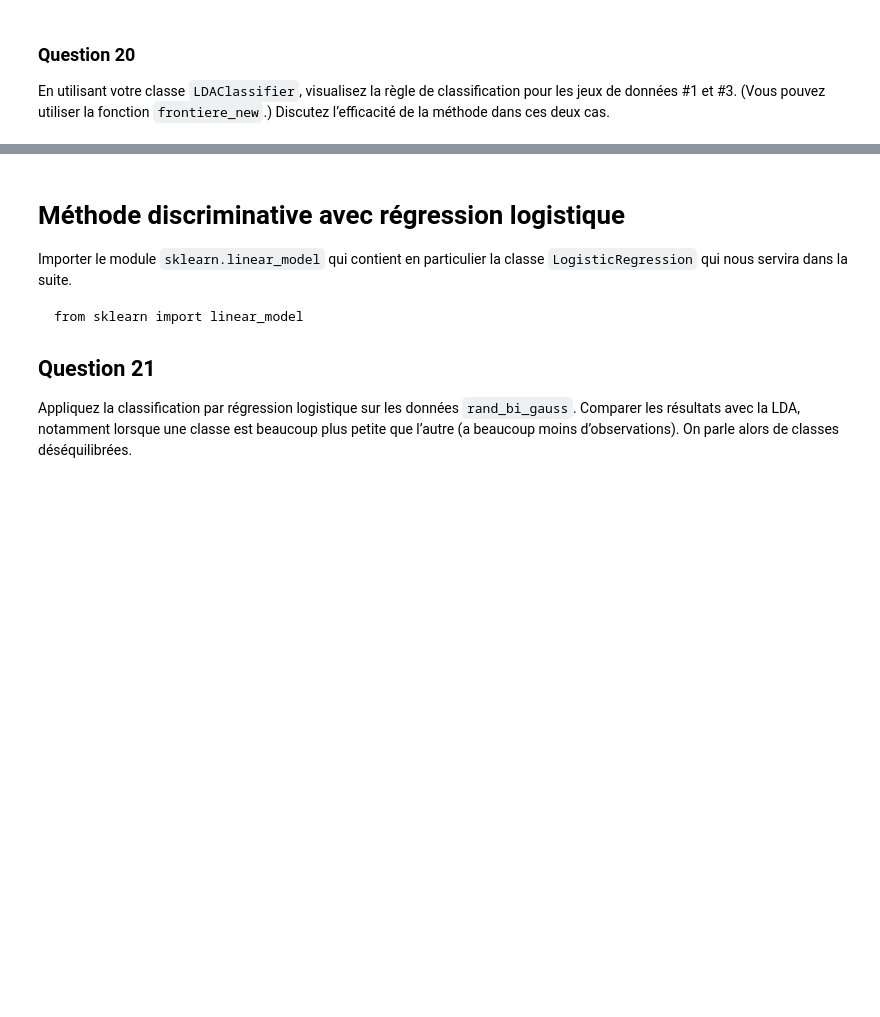
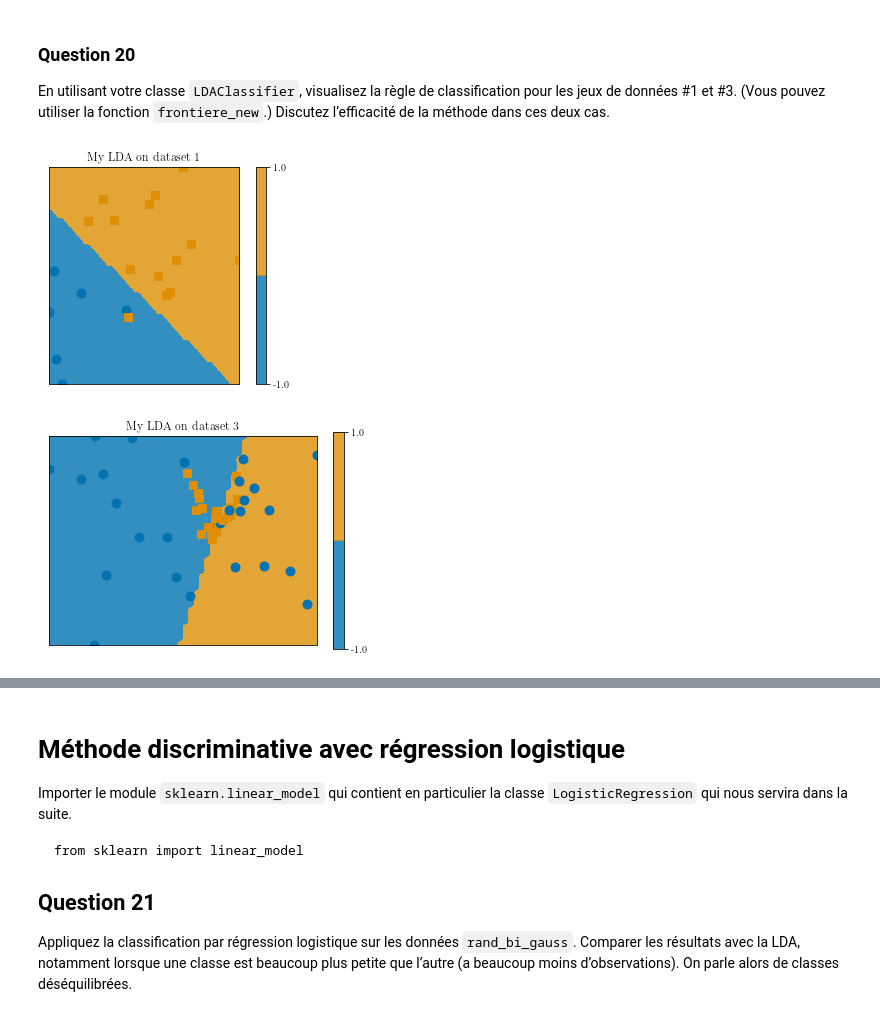
Before and after one commit to tbinetruy/Telecom-MDI-343, a Jupyter notebook: TP2/TP2.ipynb, the cells around one changed output, grey strips where cells are left out. Saved outputs shown, nothing was run; the diff lists cells and outputs as text; code cells hidden in the pictures; blank space fills up the shorter version.

```diff
--- a/TP2/TP2.ipynb
+++ b/TP2/TP2.ipynb
@@ -772,3 +772,22 @@ Predictions en désaccord: 0
 ### Question 20
 
 En utilisant votre classe `LDAClassifier`, visualisez la règle de classification pour les jeux de données #1 et #3. (Vous pouvez utiliser la fonction `frontiere_new`.) Discutez l’efficacité de la méthode dans ces deux cas.
+# %%
+def q20(X, y):
+    X_train, y_train, X_test, y_test = split_data(X, y)
+    lda = LDAClassifier().fit(X_train, y_train)
+    def f(vec):
+        return lda.predict(vec.reshape(1, -1))
+
+    tpknn.frontiere_new(f, X_test, y_test)
+
+plt.figure()
+plt.title("My LDA on dataset 1")
+q20(X1, y1)
+
+plt.figure()
+plt.title("My LDA on dataset 3")
+q20(X3, y3)
+# %% [output]
+[figure, added]
+[figure, added]
```
Also changed, not shown: parts of 2 cells of this notebook.
